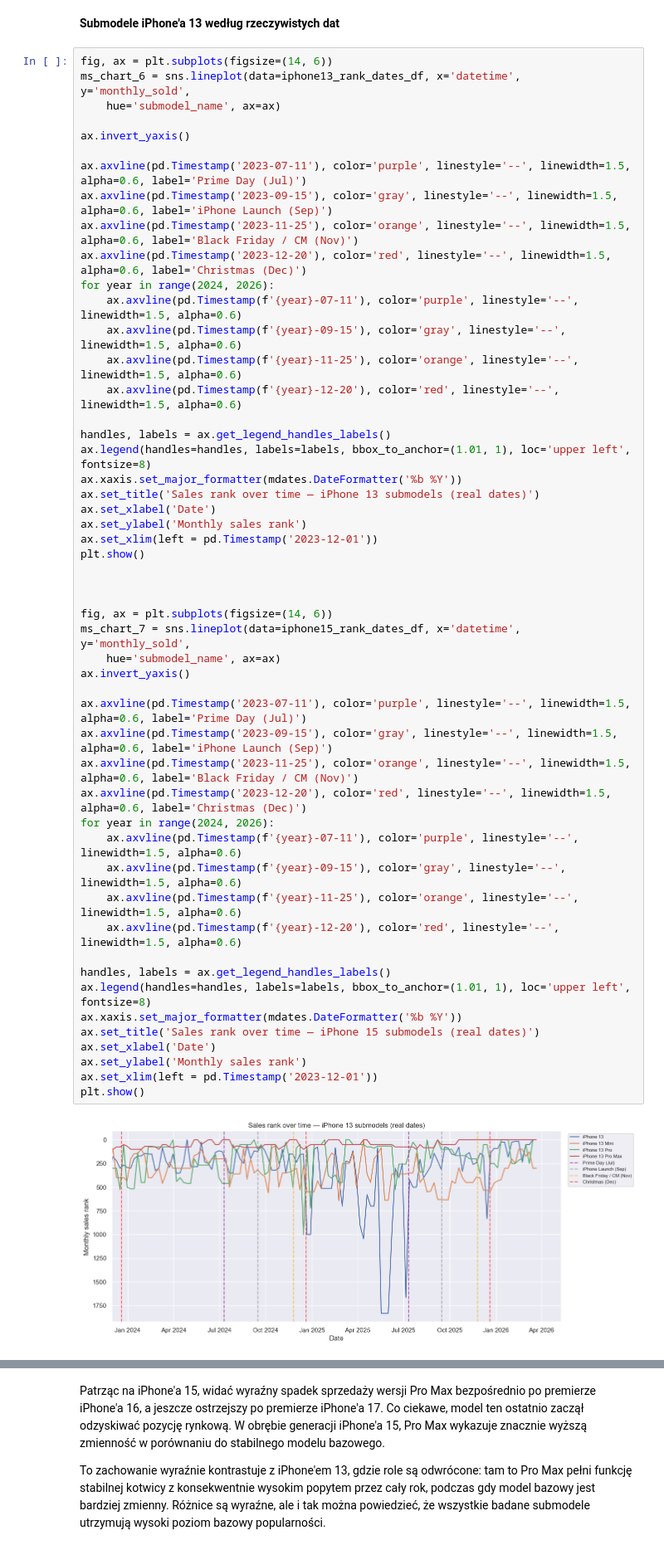
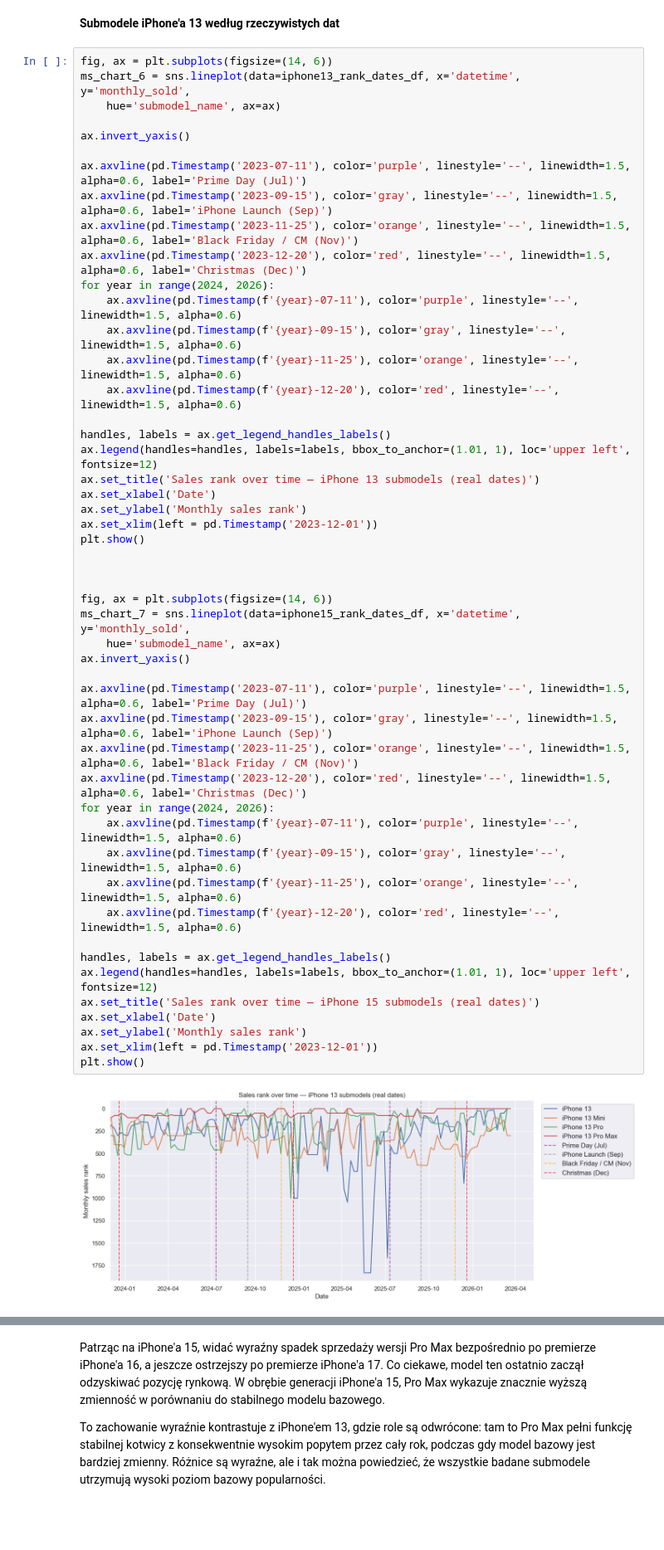
Before and after one commit to ady7ady7/python_agentic_learning, a Jupyter notebook: project1_phones_sales_analytics/notebooks/06_final_project_pl.ipynb, the cells around one changed output, grey strips where cells are left out. Shown at 83% size. Cells and saved outputs as stored; diff of their text form; blank space fills up the shorter version.

```diff
--- a/project1_phones_sales_analytics/notebooks/06_final_project_pl.ipynb
+++ b/project1_phones_sales_analytics/notebooks/06_final_project_pl.ipynb
@@ -437,38 +474,36 @@ for year in range(2024, 2026):
     ax.axvline(pd.Timestamp(f'{year}-12-20'), color='red', linestyle='--', linewidth=1.5, alpha=0.6)
 
 handles, labels = ax.get_legend_handles_labels()
-ax.legend(handles=handles, labels=labels, bbox_to_anchor=(1.01, 1), loc='upper left', fontsize=8)
-ax.xaxis.set_major_formatter(mdates.DateFormatter('%b %Y'))
+ax.legend(handles=handles, labels=labels, bbox_to_anchor=(1.01, 1), loc='upper left', fontsize=12)
 ax.set_title('Sales rank over time — iPhone 13 submodels (real dates)')
 ax.set_xlabel('Date')
 ax.set_ylabel('Monthly sales rank')
 ax.set_xlim(left = pd.Timestamp('2023-12-01'))
 plt.show()
 
 
 
 fig, ax = plt.subplots(figsize=(14, 6))
 ms_chart_7 = sns.lineplot(data=iphone15_rank_dates_df, x='datetime', y='monthly_sold',
     hue='submodel_name', ax=ax)
 ax.invert_yaxis()
 
 ax.axvline(pd.Timestamp('2023-07-11'), color='purple', linestyle='--', linewidth=1.5, alpha=0.6, label='Prime Day (Jul)')
 ax.axvline(pd.Timestamp('2023-09-15'), color='gray', linestyle='--', linewidth=1.5, alpha=0.6, label='iPhone Launch (Sep)')
 ax.axvline(pd.Timestamp('2023-11-25'), color='orange', linestyle='--', linewidth=1.5, alpha=0.6, label='Black Friday / CM (Nov)')
 ax.axvline(pd.Timestamp('2023-12-20'), color='red', linestyle='--', linewidth=1.5, alpha=0.6, label='Christmas (Dec)')
 for year in range(2024, 2026):
     ax.axvline(pd.Timestamp(f'{year}-07-11'), color='purple', linestyle='--', linewidth=1.5, alpha=0.6)
     ax.axvline(pd.Timestamp(f'{year}-09-15'), color='gray', linestyle='--', linewidth=1.5, alpha=0.6)
     ax.axvline(pd.Timestamp(f'{year}-11-25'), color='orange', linestyle='--', linewidth=1.5, alpha=0.6)
     ax.axvline(pd.Timestamp(f'{year}-12-20'), color='red', linestyle='--', linewidth=1.5, alpha=0.6)
 
 handles, labels = ax.get_legend_handles_labels()
-ax.legend(handles=handles, labels=labels, bbox_to_anchor=(1.01, 1), loc='upper left', fontsize=8)
-ax.xaxis.set_major_formatter(mdates.DateFormatter('%b %Y'))
+ax.legend(handles=handles, labels=labels, bbox_to_anchor=(1.01, 1), loc='upper left', fontsize=12)
 ax.set_title('Sales rank over time — iPhone 15 submodels (real dates)')
 ax.set_xlabel('Date')
 ax.set_ylabel('Monthly sales rank')
 ax.set_xlim(left = pd.Timestamp('2023-12-01'))
 plt.show()
 # %% [output]
-[figure, old version]
+[figure, new version]
```
Also changed, not shown: parts of 14 cells of this notebook, 2 other files.
